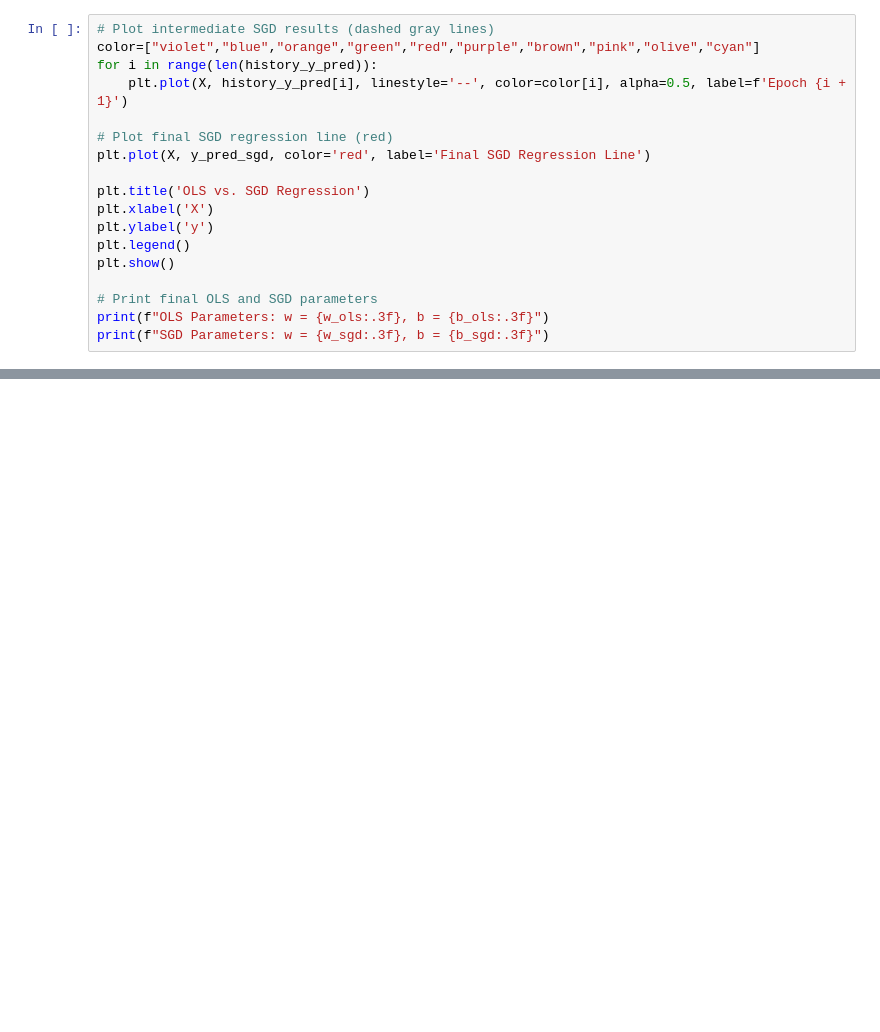
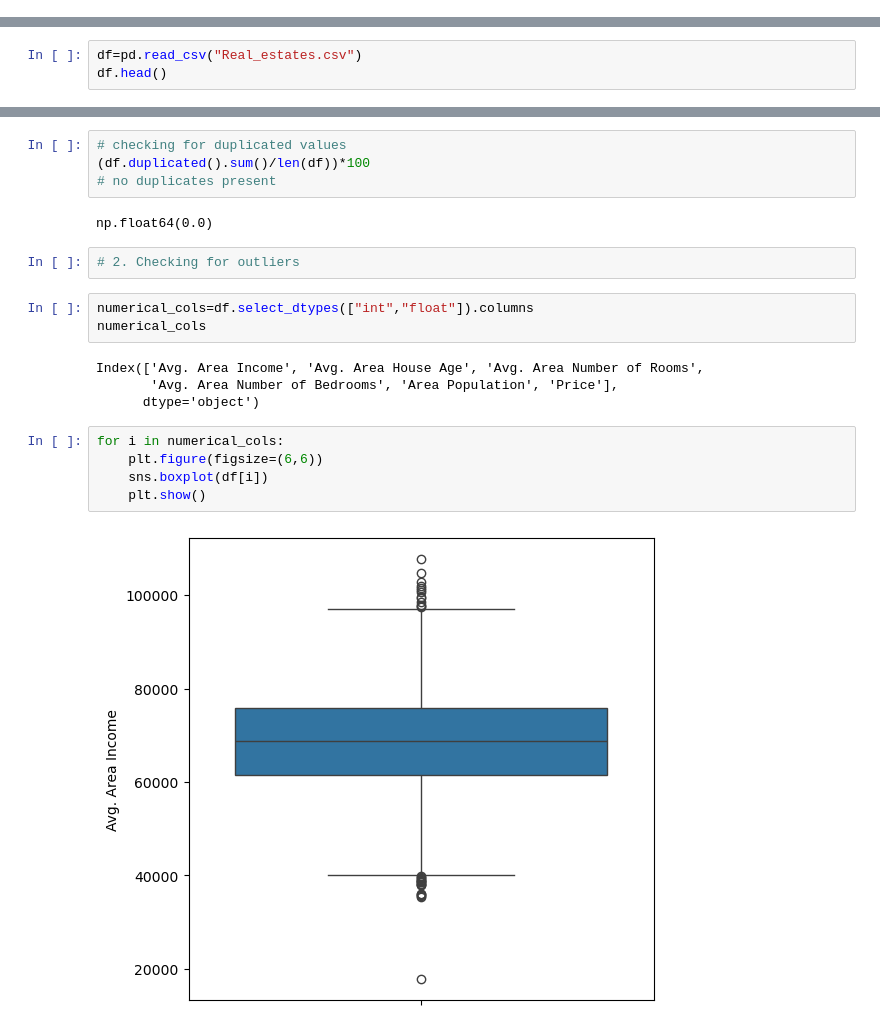
Before and after one commit to Parinita-Jain/ITvedant, a Jupyter notebook: ML Files/ML Files/LinearRegression.ipynb, the cells around one changed output, grey strips where cells are left out. Saved outputs shown, nothing was run; the diff lists cells and outputs as text; blank space fills up the shorter version.

```diff
--- a/ML Files/ML Files/LinearRegression.ipynb
+++ b/ML Files/ML Files/LinearRegression.ipynb
@@ -74,18 +0,0 @@ For epoch 10 : Updated weight is 0.8747096407861515 and bias is 0.60643362148899
-# %%
-# Plot intermediate SGD results (dashed gray lines)
-color=["violet","blue","orange","green","red","purple","brown","pink","olive","cyan"]
-for i in range(len(history_y_pred)):
-    plt.plot(X, history_y_pred[i], linestyle='--', color=color[i], alpha=0.5, label=f'Epoch {i + 1}')
-
-# Plot final SGD regression line (red)
-plt.plot(X, y_pred_sgd, color='red', label='Final SGD Regression Line')
-
-plt.title('OLS vs. SGD Regression')
-plt.xlabel('X')
-plt.ylabel('y')
-plt.legend()
-plt.show()
-
-# Print final OLS and SGD parameters
-print(f"OLS Parameters: w = {w_ols:.3f}, b = {b_ols:.3f}")
-print(f"SGD Parameters: w = {w_sgd:.3f}, b = {b_sgd:.3f}")
@@ -95,0 +34,3 @@ SGD Parameters: w = 0.875, b = 0.606
+# %%
+df=pd.read_csv("Real_estates.csv")
+df.head()
@@ -95,0 +95,22 @@ SGD Parameters: w = 0.875, b = 0.606
+# %%
+# checking for duplicated values
+(df.duplicated().sum()/len(df))*100
+# no duplicates present
+# %% [output]
+np.float64(0.0)
+# %%
+# 2. Checking for outliers
+# %%
+numerical_cols=df.select_dtypes(["int","float"]).columns
+numerical_cols
+# %% [output]
+Index(['Avg. Area Income', 'Avg. Area House Age', 'Avg. Area Number of Rooms',
+       'Avg. Area Number of Bedrooms', 'Area Population', 'Price'],
+      dtype='object')
+# %%
+for i in numerical_cols:
+    plt.figure(figsize=(6,6))
+    sns.boxplot(df[i])
+    plt.show()
+# %% [output]
+[figure, added]
```
Also changed, not shown: parts of 40 cells of this notebook, 17 other files.
